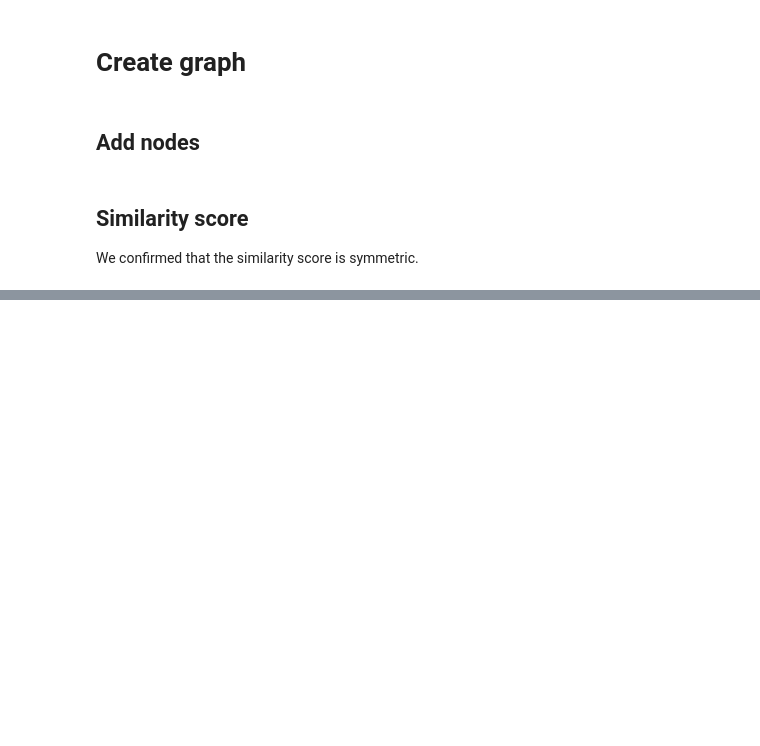
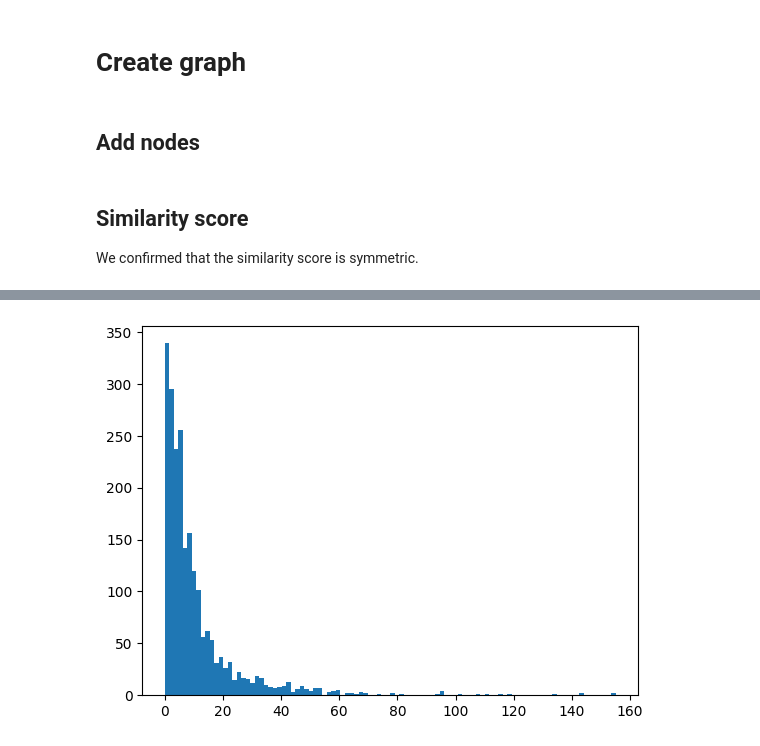
Before and after one commit to AMGrobelnik/MLG-Predicting-Impacful-Events, a Jupyter notebook: GraphGeneration.ipynb, the cells around one changed output, grey strips where cells are left out. Drawn from its saved outputs; the diff is of its cells as text; code cells hidden in the pictures; blank space fills up the shorter version.

```diff
--- a/GraphGeneration.ipynb
+++ b/GraphGeneration.ipynb
@@ -82,0 +99,21 @@ We confirmed that the similarity score is symmetric.
+# %%
+def get_average_article_count_deviation(G, node):
+    if not has_counts(G.nodes[node]):
+        return -1
+
+    neighbors = [ n for n in G.neighbors(node) if has_counts(G.nodes[n]) ]
+    if len(neighbors) == 0:
+        return -2
+
+    counts = get_counts(neighbors)
+    return abs(np.average(counts) - G.nodes[node]['articleCounts']['total'])
+# %%
+average_article_count_deviations = [ get_average_article_count_deviation(G, n) for n in G.nodes() ]
+# %%
+f_average_article_count_deviations = list(filter(lambda x: x != -1 and x!=-2, average_article_count_deviations))
+# %%
+# draw a histogram of average article count deviations
+plt.hist(f_average_article_count_deviations, bins=100)
+plt.show()
+# %% [output]
+[figure, added]
```
Also changed, not shown: parts of 26 cells of this notebook.
